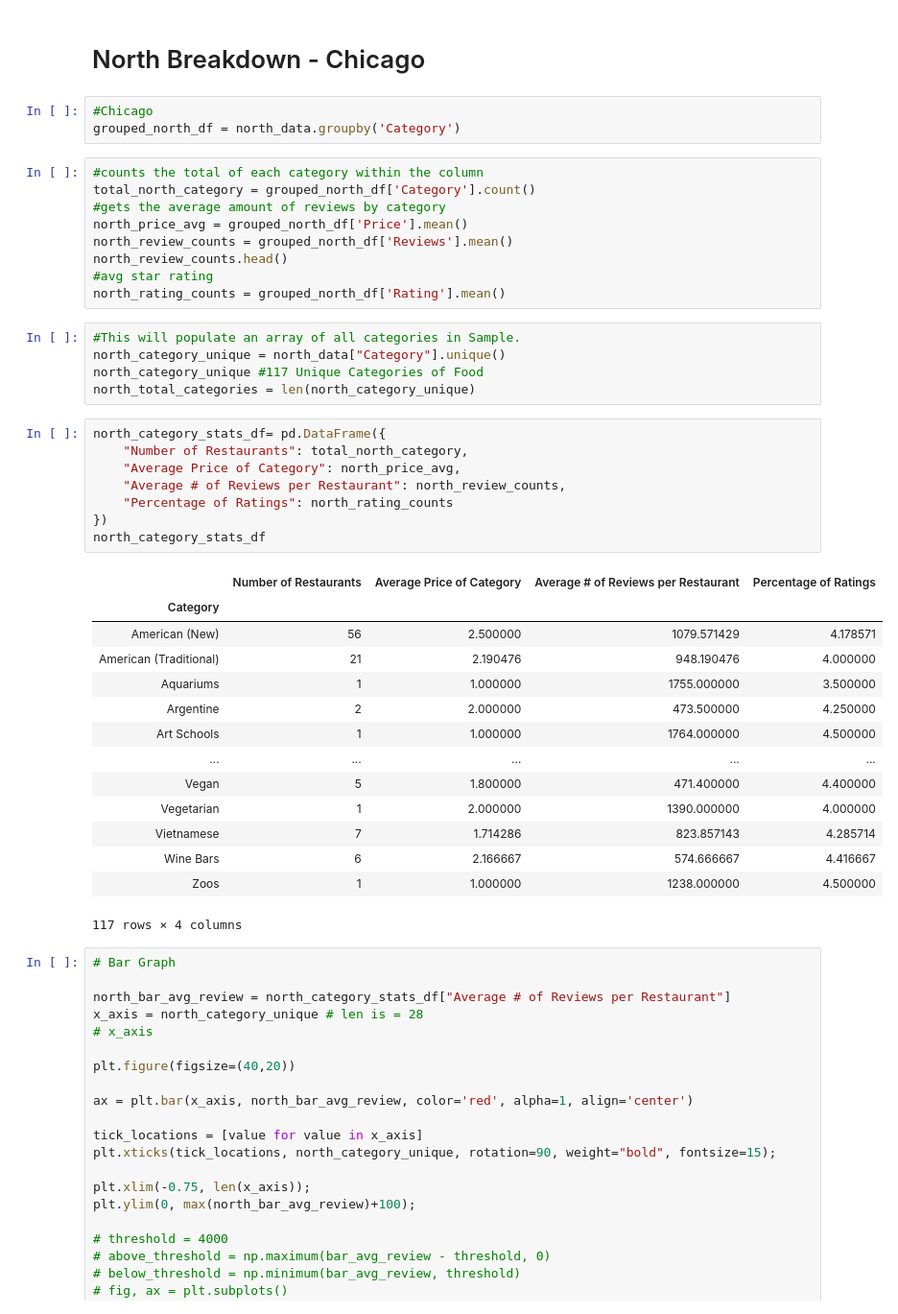
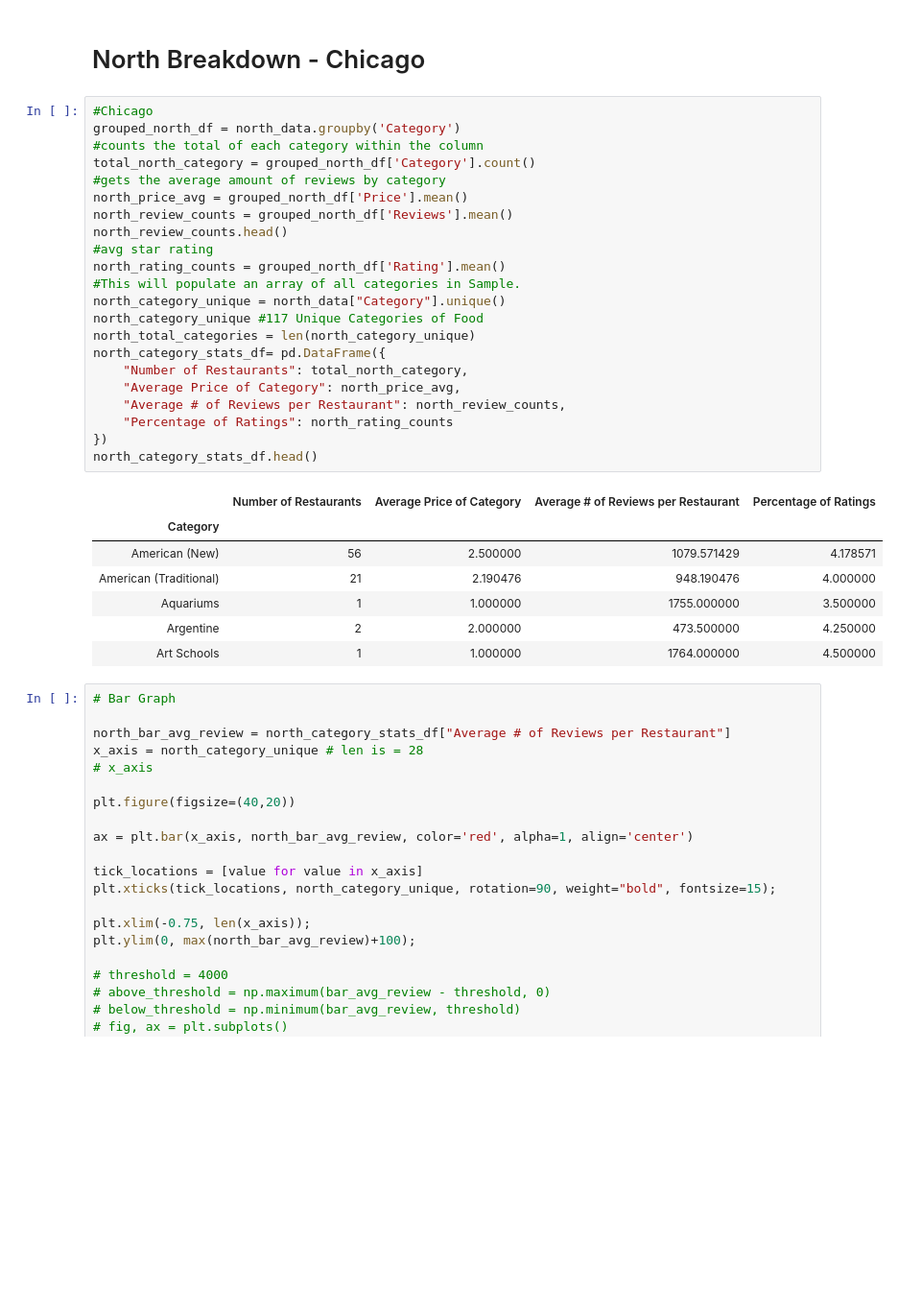
Before and after one commit to elzster/Yelp-Analytics, a Jupyter notebook: ProjectMaster.ipynb, the cells around one changed output. Shown at 96% size. Drawn from its saved outputs; the diff is of its cells as text; blank space fills up the shorter version.

```diff
--- a/ProjectMaster.ipynb
+++ b/ProjectMaster.ipynb
@@ -439,46 +356,36 @@ fig
 [interactive output not drawn]
 # %% [markdown]
 # North Breakdown - Chicago
-# %%
-#Chicago
-grouped_north_df = north_data.groupby('Category')
 # %%
+#Chicago
+grouped_north_df = north_data.groupby('Category')
 #counts the total of each category within the column
 total_north_category = grouped_north_df['Category'].count()
 #gets the average amount of reviews by category
 north_price_avg = grouped_north_df['Price'].mean()
 north_review_counts = grouped_north_df['Reviews'].mean()
 north_review_counts.head()
 #avg star rating
 north_rating_counts = grouped_north_df['Rating'].mean()
+#This will populate an array of all categories in Sample.
+north_category_unique = north_data["Category"].unique()
+north_category_unique #117 Unique Categories of Food
+north_total_categories = len(north_category_unique)
+north_category_stats_df= pd.DataFrame({
+    "Number of Restaurants": total_north_category,
+    "Average Price of Category": north_price_avg,
+    "Average # of Reviews per Restaurant": north_review_counts,
+    "Percentage of Ratings": north_rating_counts
+})
+north_category_stats_df.head()
+# %% [output]
+|  | Number of Restaurants | Average Price of Category | Average # of Reviews per Restaurant | Percentage of Ratings |
+| Category |  |  |  |  |
+| American (New) | 56 | 2.500000 | 1079.571429 | 4.178571 |
+| American (Traditional) | 21 | 2.190476 | 948.190476 | 4.000000 |
+| Aquariums | 1 | 1.000000 | 1755.000000 | 3.500000 |
+| Argentine | 2 | 2.000000 | 473.500000 | 4.250000 |
+| Art Schools | 1 | 1.000000 | 1764.000000 | 4.500000 |
-# %%
-#This will populate an array of all categories in Sample.
-north_category_unique = north_data["Category"].unique()
-north_category_unique #117 Unique Categories of Food
-north_total_categories = len(north_category_unique)
-# %%
-north_category_stats_df= pd.DataFrame({
-    "Number of Restaurants": total_north_category,
-    "Average Price of Category": north_price_avg,
-    "Average # of Reviews per Restaurant": north_review_counts,
-    "Percentage of Ratings": north_rating_counts
-})
-north_category_stats_df
-# %% [output]
-|  | Number of Restaurants | Average Price of Category | Average # of Reviews per Restaurant | Percentage of Ratings |
-| Category |  |  |  |  |
-| American (New) | 56 | 2.500000 | 1079.571429 | 4.178571 |
-| American (Traditional) | 21 | 2.190476 | 948.190476 | 4.000000 |
-| Aquariums | 1 | 1.000000 | 1755.000000 | 3.500000 |
-| Argentine | 2 | 2.000000 | 473.500000 | 4.250000 |
-| Art Schools | 1 | 1.000000 | 1764.000000 | 4.500000 |
-| ... | ... | ... | ... | ... |
-| Vegan | 5 | 1.800000 | 471.400000 | 4.400000 |
-| Vegetarian | 1 | 2.000000 | 1390.000000 | 4.000000 |
-| Vietnamese | 7 | 1.714286 | 823.857143 | 4.285714 |
-| Wine Bars | 6 | 2.166667 | 574.666667 | 4.416667 |
-| Zoos | 1 | 1.000000 | 1238.000000 | 4.500000 |
-117 rows × 4 columns
 # %%
 # Bar Graph
 
```
Also changed, not shown: parts of 27 cells of this notebook, 1 other file.
